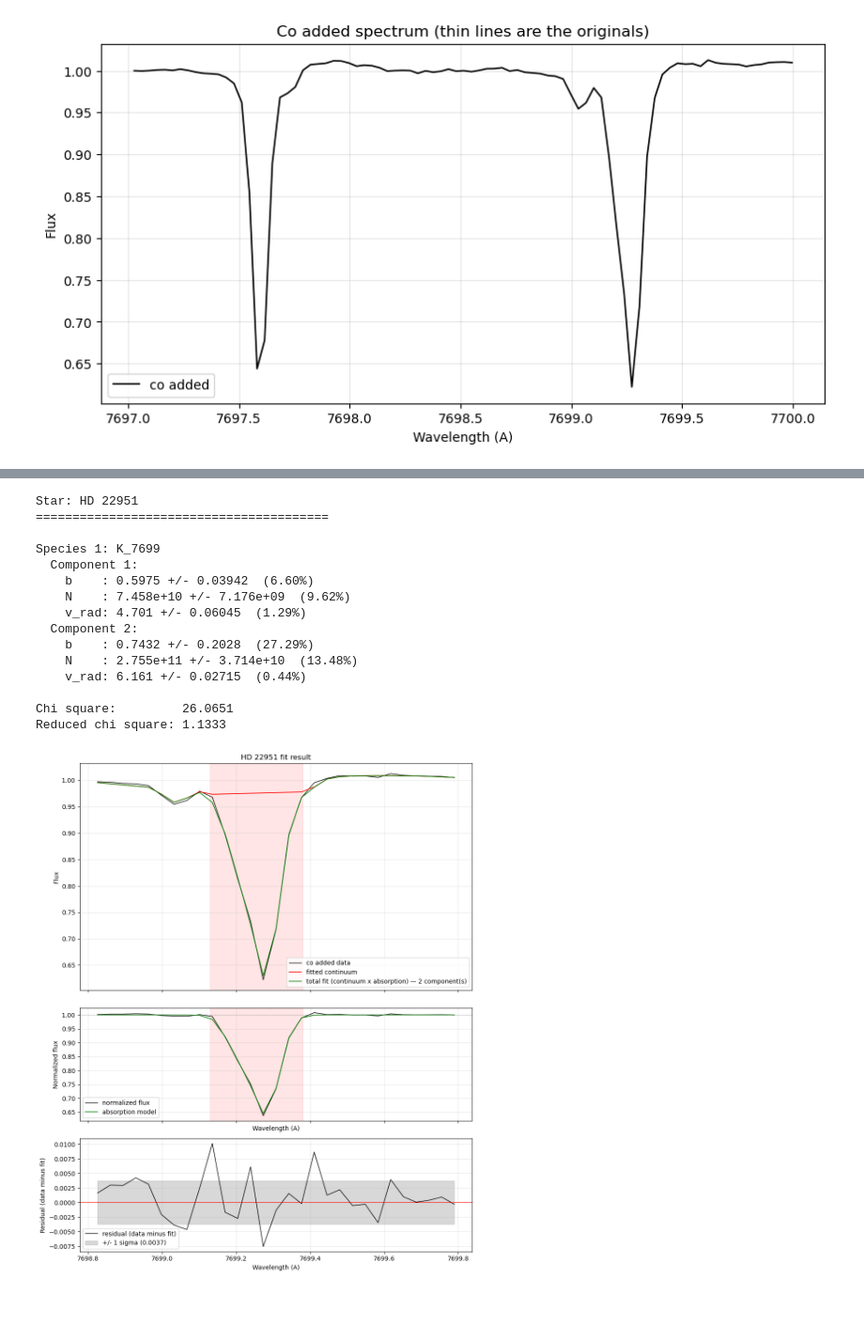
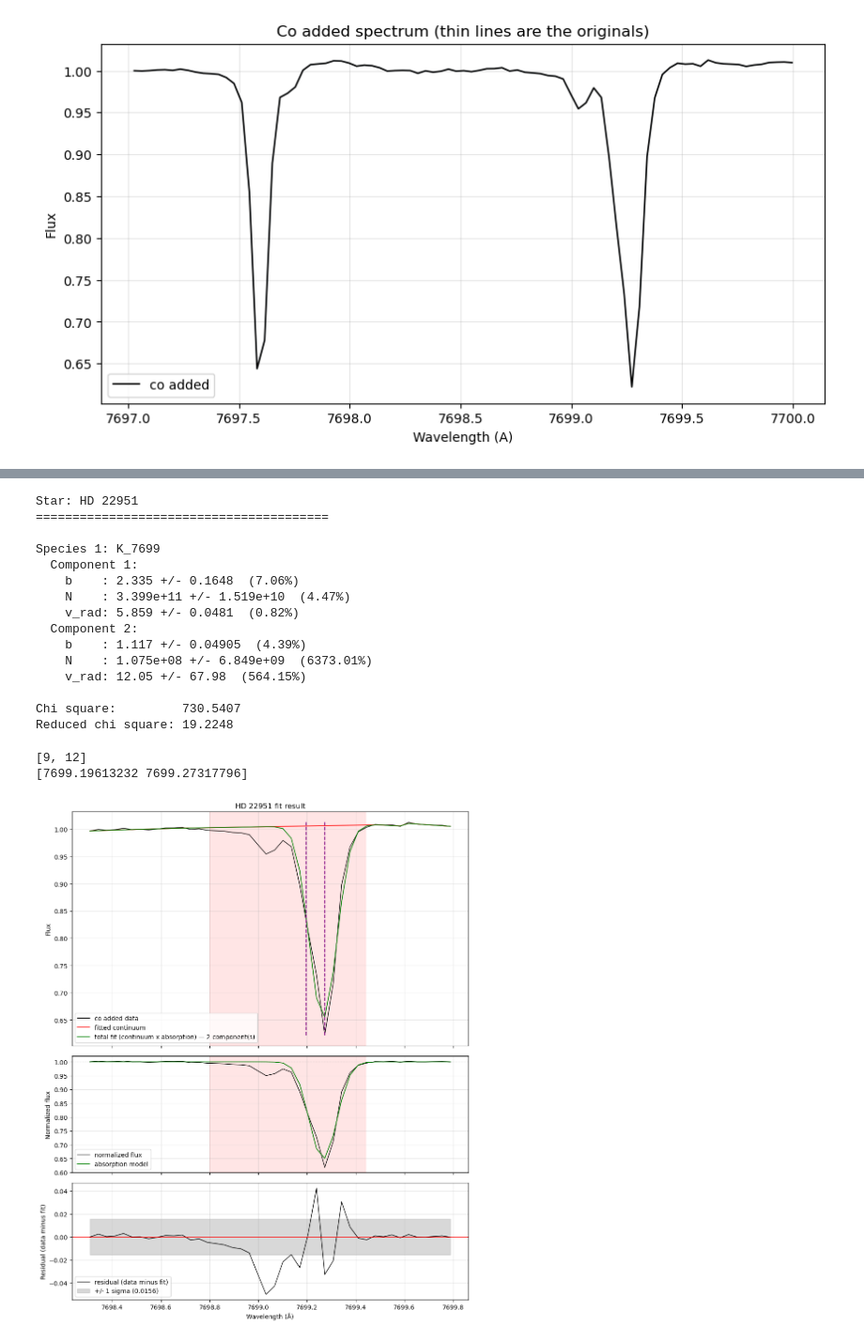
Before and after one commit to jancami/edibles, a Jupyter notebook: edibles/projects/GUI/KI_fits_self/HD 22951.ipynb, the cells around one changed output, grey strips where cells are left out. Shown at 94% size. Saved outputs shown, nothing was run; the diff lists cells and outputs as text; code cells hidden in the pictures; blank space fills up the shorter version.

```diff
--- a/edibles/projects/GUI/KI_fits_self/HD 22951.ipynb
+++ b/edibles/projects/GUI/KI_fits_self/HD 22951.ipynb
@@ -130,8 +130,8 @@ Co added spectrum: 87 points
 Estimated noise of the co added flux: 0.002
 [figure]
 # %%
-fit_range = (7698.8, 7699.8)
-absorption_range = (7699.13, 7699.38)
+fit_range = (7698.3, 7699.8)
+absorption_range = (7698.8, 7699.44)
 
 plt.figure()
 plt.plot(wave_coadd, flux_coadd, color='black', lw=1)
@@ -156,9 +156,9 @@ molecules = ['K_7699'] #this should match with the first column of species.txt
 
 species_params = {
     0: {
-        'b':     [2, 1],
-        'N':     [1e11, 1e12],
-        'v_rad': [0, 5],
+        'b':     [1.5, 2],
+        'N':     [1e11, 5e12],
+        'v_rad': [9, 12],
     } #,   # uncomment if you have  second species
     # 1: {
     #     'b':     [2.0, 2.0],
@@ -189,7 +189,7 @@ n_knots = 10
 
 # Flavor B: manual, you say exactly where every knot goes
 # Uncomment the next line to use manual mode (it overrides n_knots)
-knots_x_array = [7698.8, 7698.97, 7699.038, 7699.1, 7699.12, 7699.39, 7699.45, 7699.5, 7699.6, 7699.7, 7699.8]
+knots_x_array = [7698.3, 7698.5, 7698.7, 7699.5, 7699.58, 7699.61, 7699.7, 7699.8]
 
 spline_order = 1   # 1 linear, 2 quadratic, 3 cubic
 
@@ -282,20 +282,23 @@ Star: HD 22951
 
 Species 1: K_7699
   Component 1:
-    b    : 0.5975 +/- 0.03942  (6.60%)
-    N    : 7.458e+10 +/- 7.176e+09  (9.62%)
-    v_rad: 4.701 +/- 0.06045  (1.29%)
+    b    : 2.335 +/- 0.1648  (7.06%)
+    N    : 3.399e+11 +/- 1.519e+10  (4.47%)
+    v_rad: 5.859 +/- 0.0481  (0.82%)
   Component 2:
-    b    : 0.7432 +/- 0.2028  (27.29%)
-    N    : 2.755e+11 +/- 3.714e+10  (13.48%)
-    v_rad: 6.161 +/- 0.02715  (0.44%)
+    b    : 1.117 +/- 0.04905  (4.39%)
+    N    : 1.075e+08 +/- 6.849e+09  (6373.01%)
+    v_rad: 12.05 +/- 67.98  (564.15%)
 
-Chi square:         26.0651
-Reduced chi square: 1.1333
+Chi square:         730.5407
+Reduced chi square: 19.2248
 # %%
 # Top: data + continuum + total fit. Bottom: normalized flux + absorption model.
 fig, axes = plt.subplots(3, 1, figsize=(10, 12), sharex=True,
                          gridspec_kw={'height_ratios': [2, 1, 1]})
+
+
+wave_list = transformations.rv_to_wavelength(np.array(species_params[0]['v_rad']), target_wave)
 
 for i, mol in enumerate(molecules):
     p = species_params[i]
@@ -304,36 +307,40 @@ ax_top.plot(wave_fit, flux_fit, color='black', lw=1, label='co added data')
 ax_top.plot(wave_fit, continuum, color='red', lw=1.2, label='fitted continuum')
 ax_top.plot(wave_fit, fitresult.best_fit, color='green', lw=1.2,
             label=f'total fit (continuum x absorption) — {len(p["b"])} component(s)')
 ax_top.axvspan(*absorption_range, color='red', alpha=0.1)
 ax_top.set_ylabel('Flux')
 ax_top.set_title(f'{star_name} fit result')
 ax_top.legend(loc='best')
+ax_top.vlines(wave_list, flux_fit.min(), flux_fit.max(), colors='purple', linestyles='--', label='v_rad positions')
 
 ax_bot = axes[1]
 ax_bot.plot(wave_fit, normalized_flux, color='black', lw=1, label='normalized flux')
 ax_bot.plot(wave_fit, fitresult.best_fit / continuum, color='green', lw=1.2,
             label='absorption model')
 ax_bot.axhline(1.0, color='gray', lw=0.8, linestyle=':')
 ax_bot.axvspan(*absorption_range, color='red', alpha=0.1)
-ax_bot.set_xlabel('Wavelength (A)')
 ax_bot.set_ylabel('Normalized flux')
 ax_bot.legend()
 
 ax_bot = axes[2]
 ax_bot.plot(wave_fit, flux_fit - fitresult.best_fit, color='black', lw=1, label='residual (data minus fit)')
 ax_bot.axhline(0, color='red', lw=0.8)
 ax_bot.fill_between(wave_fit, -residual_std, residual_std, color='gray', alpha=0.3,
                  label=f'+/- 1 sigma ({residual_std:.4f})')
-ax_bot.set_xlabel('Wavelength (A)')
+ax_bot.set_xlabel('Wavelength (Å)')
 ax_bot.set_ylabel('Residual (data minus fit)')
 ax_bot.legend(loc='lower left')
 
 
 plt.tight_layout()
 plt.savefig(r"C:\Users\User\Downloads\PYTHON PROJECTS\edibles\edibles\projects\GUI\KI_fits_self\results\plots\HD_22951.png")
+print(species_params[0]['v_rad'])
+print(wave_list)
 plt.show()
 # %% [output]
+[9, 12]
+[7699.19613232 7699.27317796]
-[figure, old version]
+[figure, new version]
 # %%
 # Residuals: data minus total fit. Should look like noise centered on zero.
 plt.figure(figsize=(10, 3))
```
Also changed, not shown: parts of 6 cells of this notebook, 54 other files.
